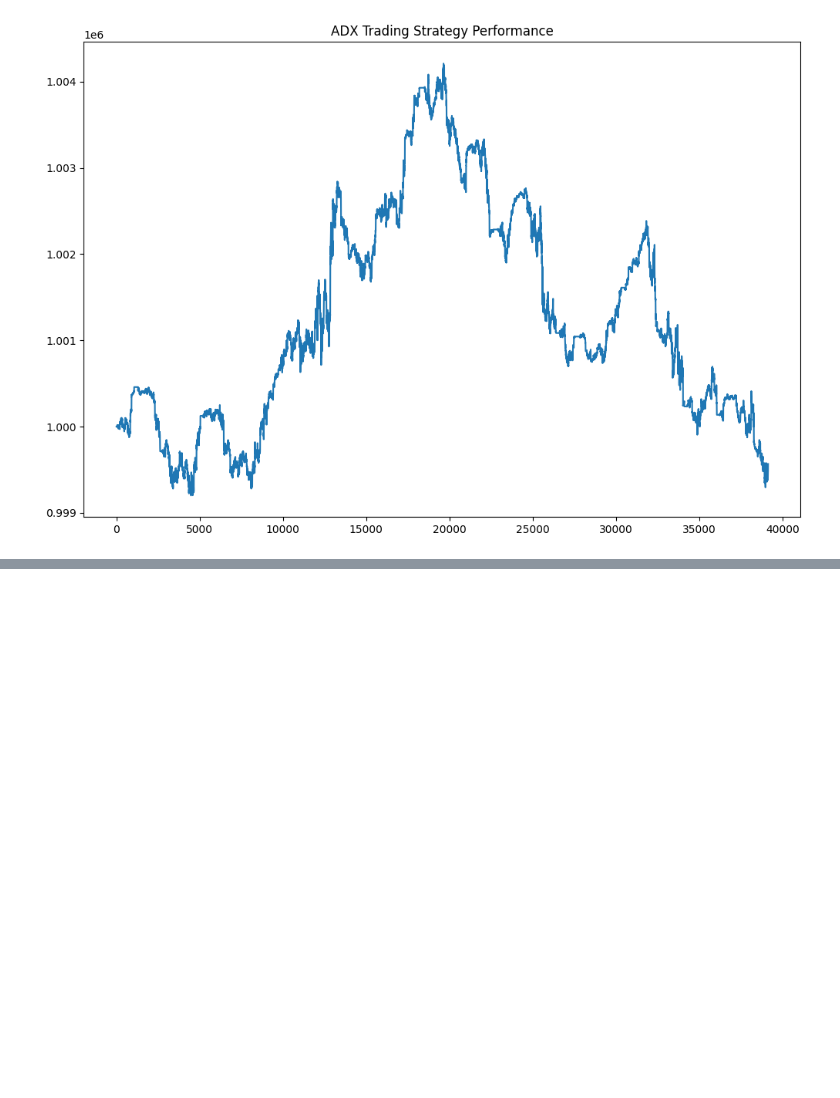
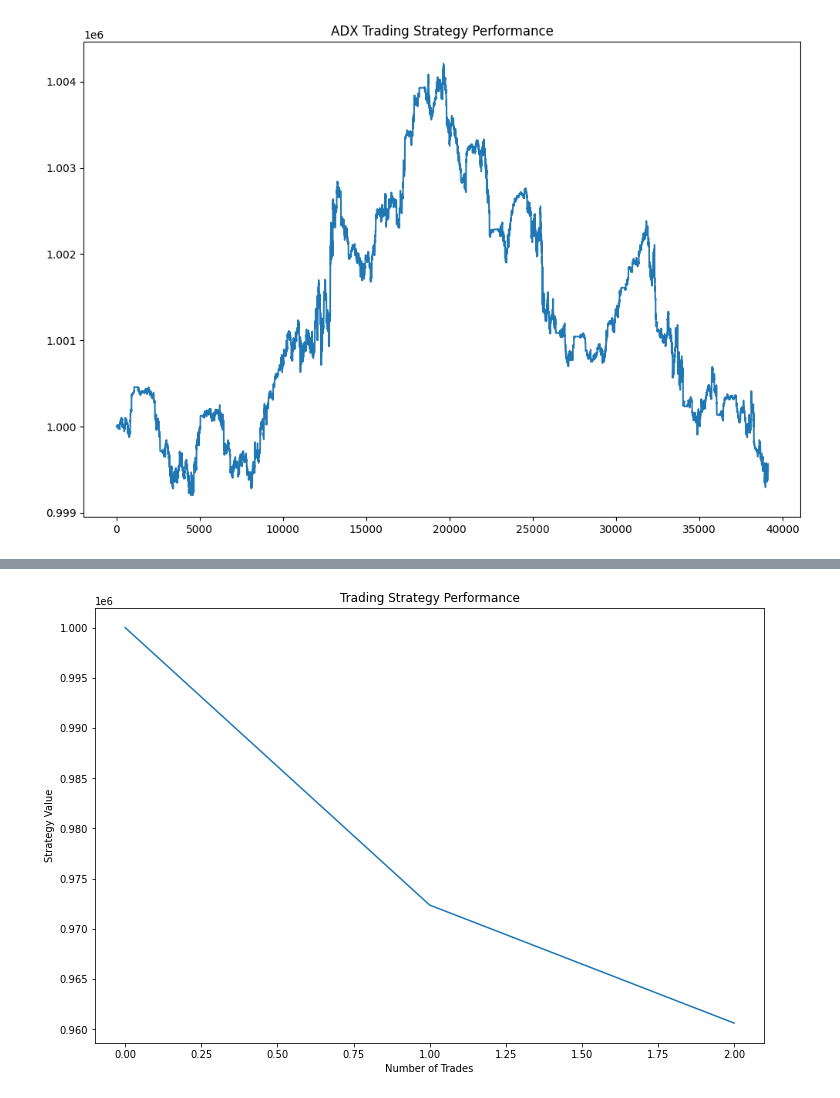
Before and after one commit to david09perez/Proyecto_Trading, a Jupyter notebook: report.ipynb, the cells around one changed output, grey strips where cells are left out. Drawn from its saved outputs; the diff is of its cells as text; code cells hidden in the pictures; blank space fills up the shorter version.

Commit message:
check from execute_trades

```diff
--- a/report.ipynb
+++ b/report.ipynb
@@ -528,0 +455,24 @@ data[data["SMA_buy"]==True]
+# %%
+# Inicializar la estrategia de trading
+strategy = TradingStrategy()
+
+# Cargar los datos
+strategy.load_data('5m')  # Asegúrate de que el archivo CSV exista en la ruta especificada
+
+
+# Definir las señales de compra y venta para cada indicador
+strategy.define_buy_sell_signals()
+
+# Activar los indicadores deseados
+strategy.activate_indicator('RSI')
+#strategy.activate_indicator('SMA')
+strategy.activate_indicator('MACD')
+#strategy.activate_indicator('SAR')
+#strategy.activate_indicator('ADX')
+strategy.activate_indicator('Stoch')
+
+# Verificar que los indicadores estén activados
+print("Indicadores activos:", strategy.active_indicators)
+
+# Generar las señales de compra y venta basadas en los indicadores activos
+data = strategy.run_signals()
@@ -528,0 +563,6 @@ data[data["SMA_buy"]==True]
+# %%
+strategy.run_signals()
+strategy.execute_trades()
+strategy.plot_results()
+# %% [output]
+[figure, added]
```
Also changed, not shown: parts of 17 cells of this notebook, 1 other file.
